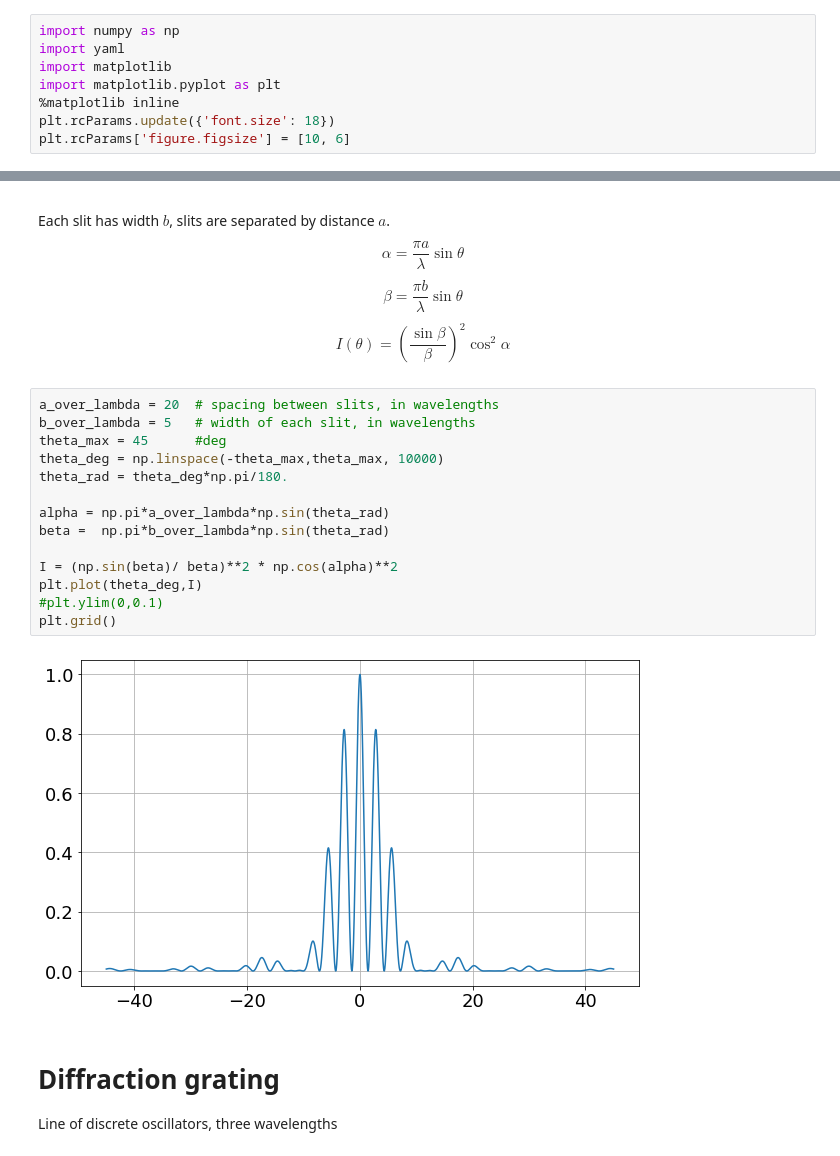
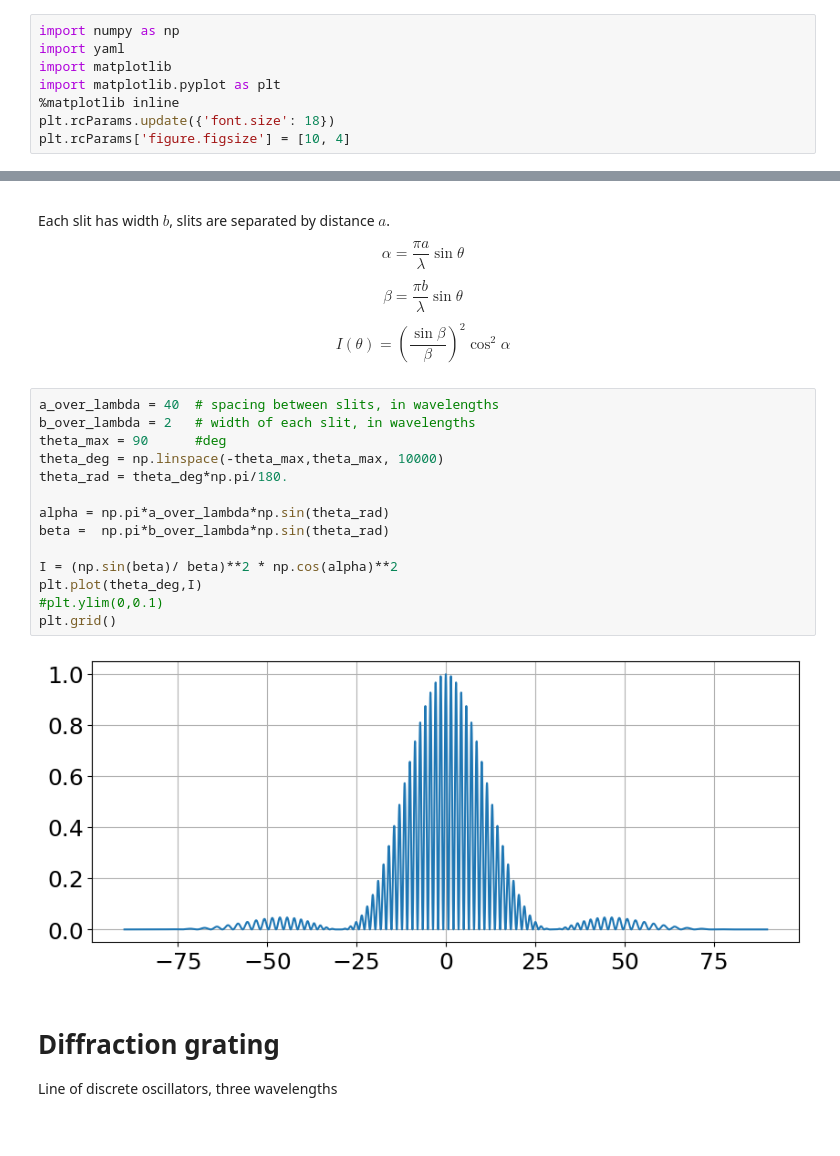
Before and after one commit to JohnRuhl/Tutorials, a Jupyter notebook: Diffraction.ipynb, the cells around one changed output, grey strips where cells are left out. Saved outputs shown, nothing was run; the diff lists cells and outputs as text.

```diff
--- a/Diffraction.ipynb
+++ b/Diffraction.ipynb
@@ -5,7 +5,7 @@ import matplotlib
 import matplotlib.pyplot as plt
 %matplotlib inline
 plt.rcParams.update({'font.size': 18})
-plt.rcParams['figure.figsize'] = [10, 6]
+plt.rcParams['figure.figsize'] = [10, 4]
 # %% [markdown]
 # Line of N discrete oscillators
 The phase difference between each, at angle theta is:
@@ -53,21 +53,21 @@ $$ \alpha = \frac{\pi a}{\lambda} \sin\theta $$
 $$ \beta  = \frac{\pi b}{\lambda} \sin\theta $$
 $$ I(\theta) = \left(\frac{\sin\beta}{\beta}\right)^2 \cos^2\alpha $$
 # %%
-a_over_lambda = 20  # spacing between slits, in wavelengths
-b_over_lambda = 5   # width of each slit, in wavelengths
-theta_max = 45      #deg
+a_over_lambda = 40  # spacing between slits, in wavelengths
+b_over_lambda = 2   # width of each slit, in wavelengths
+theta_max = 90      #deg
 theta_deg = np.linspace(-theta_max,theta_max, 10000)
 theta_rad = theta_deg*np.pi/180.
 
 alpha = np.pi*a_over_lambda*np.sin(theta_rad)
 beta =  np.pi*b_over_lambda*np.sin(theta_rad)
 
 I = (np.sin(beta)/ beta)**2 * np.cos(alpha)**2
 plt.plot(theta_deg,I)
 #plt.ylim(0,0.1)
 plt.grid()
 # %% [output]
-[figure, old version]
+[figure, new version]
 # %% [markdown]
 # Diffraction grating
 Line of discrete oscillators, three wavelengths
```
Also changed, not shown: parts of 2 cells of this notebook, 5 other files.
